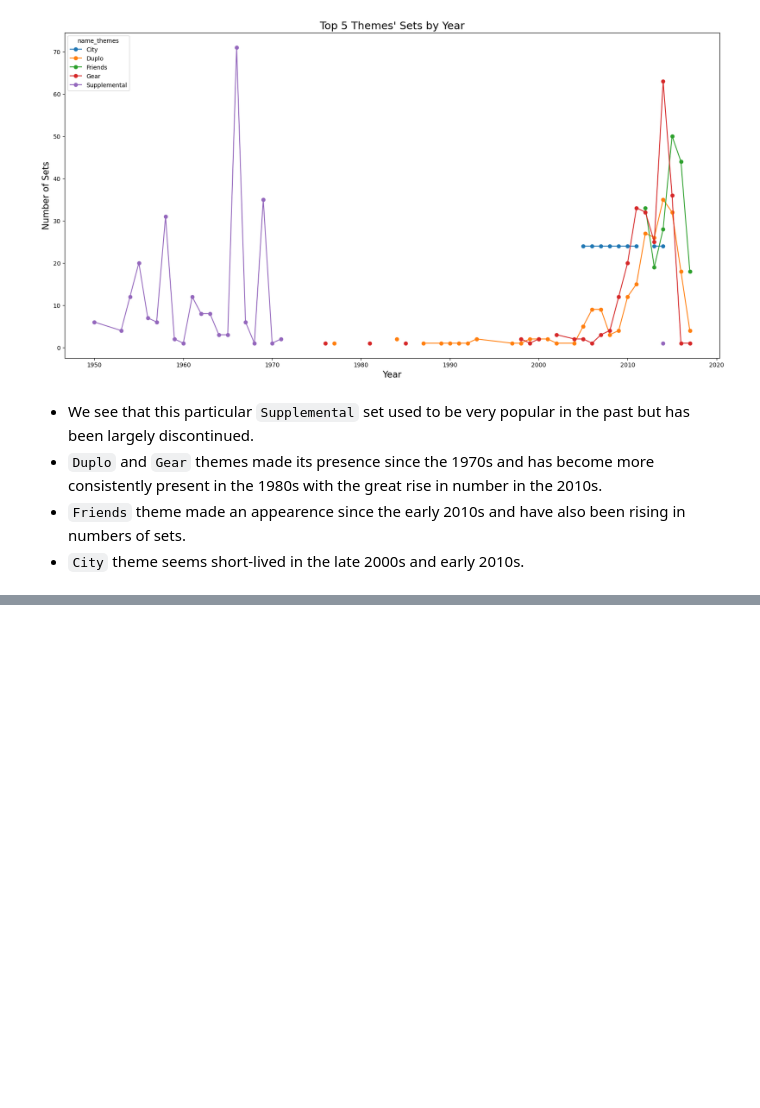
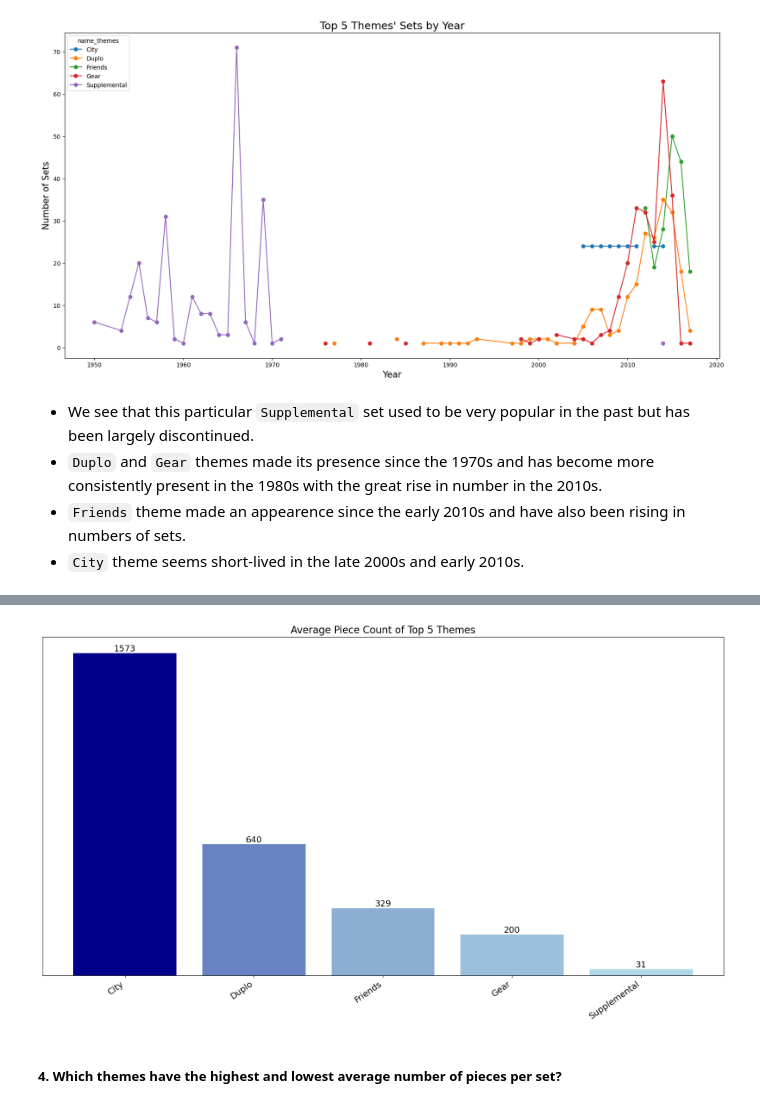
Before and after one commit to lanhoang82/Data-Portfolio-1, a Jupyter notebook: 5. Python - pandas - Data Manipulation/LEGO Database - EDA.ipynb, the cells around one changed output, grey strips where cells are left out. Drawn from its saved outputs; the diff is of its cells as text; code cells hidden in the pictures; blank space fills up the shorter version.

```diff
--- a/5. Python - pandas - Data Manipulation/LEGO Database - EDA.ipynb
+++ b/5. Python - pandas - Data Manipulation/LEGO Database - EDA.ipynb
@@ -324,0 +347,6 @@ display(piece_mean_max)
+# %%
+barchart(theme, max_piece, 'Average Piece Count of Top 5 Themes')
+# %% [output]
+[figure, added]
+# %% [markdown]
+##### 4. Which themes have the highest and lowest average number of pieces per set?
```
Also changed, not shown: parts of 12 cells of this notebook.
